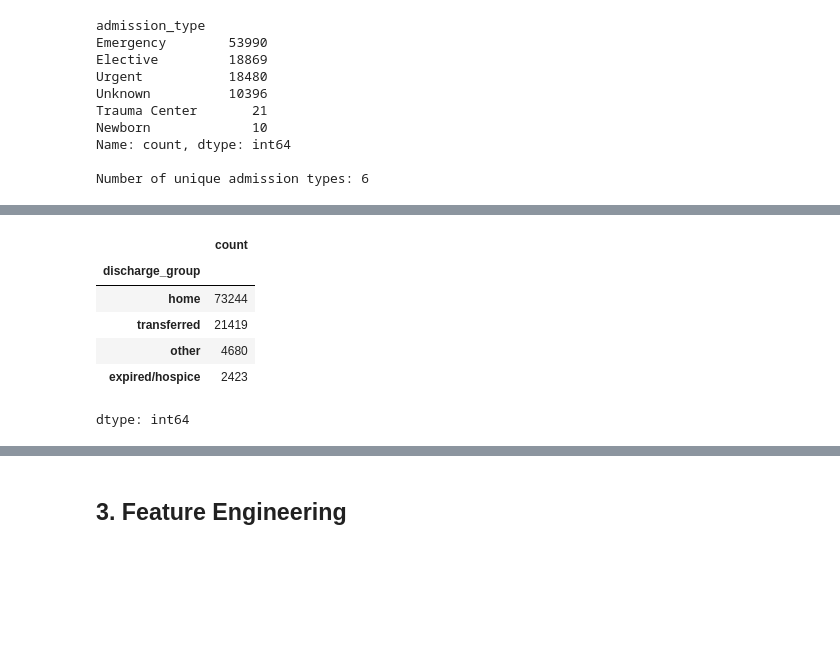
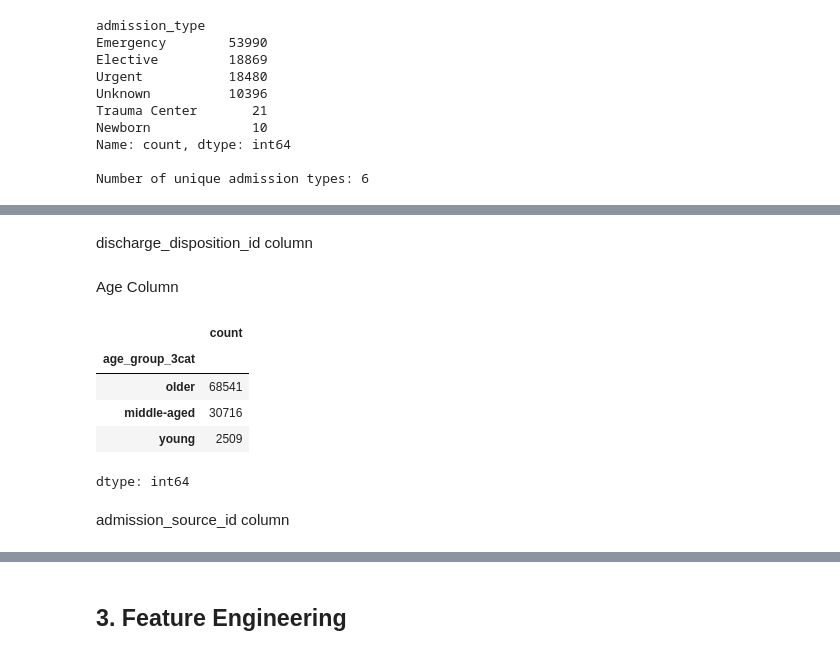
Before and after one commit to bgorai005/CNN, a Jupyter notebook: notebooks/02_feature_engineering.ipynb, the cells around one changed output, grey strips where cells are left out. Cells and saved outputs as stored; diff of their text form; code cells hidden in the pictures; blank space fills up the shorter version.

```diff
--- a/notebooks/02_feature_engineering.ipynb
+++ b/notebooks/02_feature_engineering.ipynb
@@ -128,3 +131,5 @@ Number of unique admission types: 6
+# %% [markdown]
+ discharge_disposition_id column
 # %%
 def map_discharge(value):
     if value in [1, 6, 8]:
@@ -137,11 +142,4 @@ def map_discharge(value):
         return 'other'
 data['discharge_group'] = data['discharge_disposition_id'].apply(map_discharge)
 data['discharge_group'].value_counts()
+data.drop(['discharge_disposition_id'], axis=1, inplace=True)
-# %% [output]
-|  | count |
-| discharge_group |  |
-| home | 73244 |
-| transferred | 21419 |
-| other | 4680 |
-| expired/hospice | 2423 |
-dtype: int64
@@ -149,0 +146,31 @@ data.drop(['discharge_disposition_id'], axis=1, inplace=True)
+# %% [markdown]
+Age Column
+# %%
+
+# 1. Map age intervals to three broader age groups
+age_group_map = {
+    '[0-10)': 'young',
+    '[10-20)': 'young',
+    '[20-30)': 'young',
+    '[30-40)': 'middle-aged',
+    '[40-50)': 'middle-aged',
+    '[50-60)': 'middle-aged',
+    '[60-70)': 'older',
+    '[70-80)': 'older',
+    '[80-90)': 'older',
+    '[90-100)': 'older'
+}
+
+data['age_group_3cat'] = data['age'].map(age_group_map)
+data.drop(['age'], axis=1, inplace=True)
+# %%
+data['age_group_3cat'].value_counts()
+# %% [output]
+|  | count |
+| age_group_3cat |  |
+| older | 68541 |
+| middle-aged | 30716 |
+| young | 2509 |
+dtype: int64
+# %% [markdown]
+admission_source_id column
```
Also changed, not shown: parts of 39 cells of this notebook.
